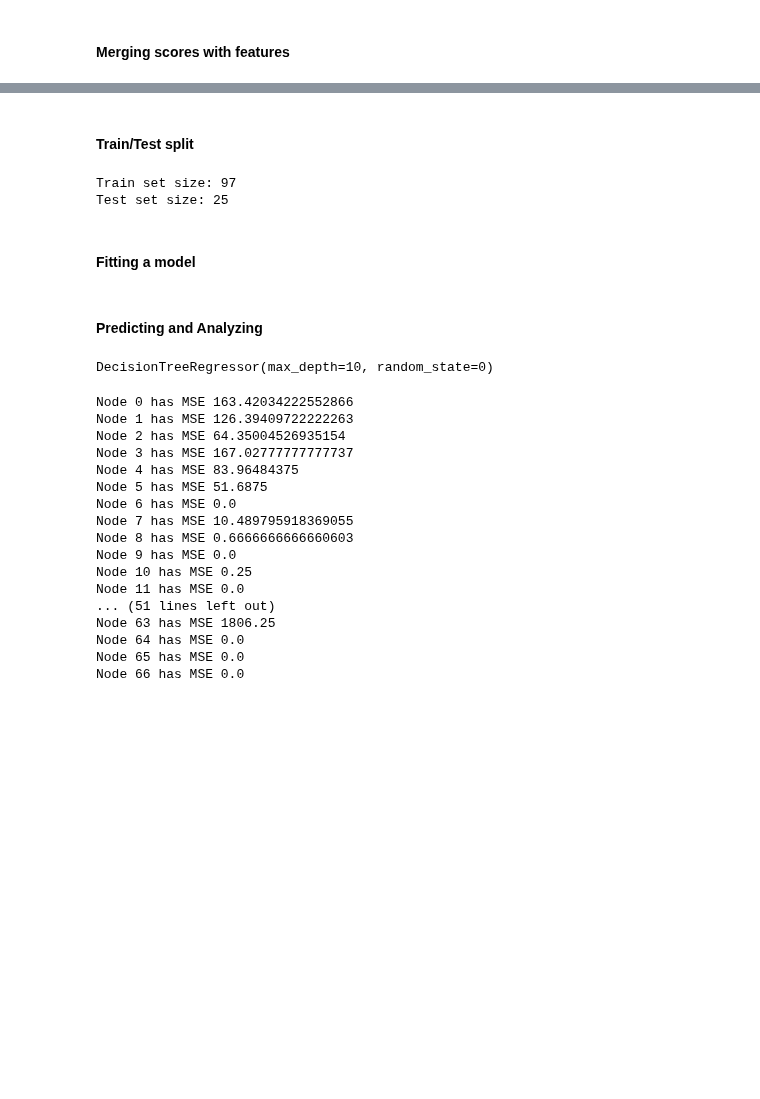
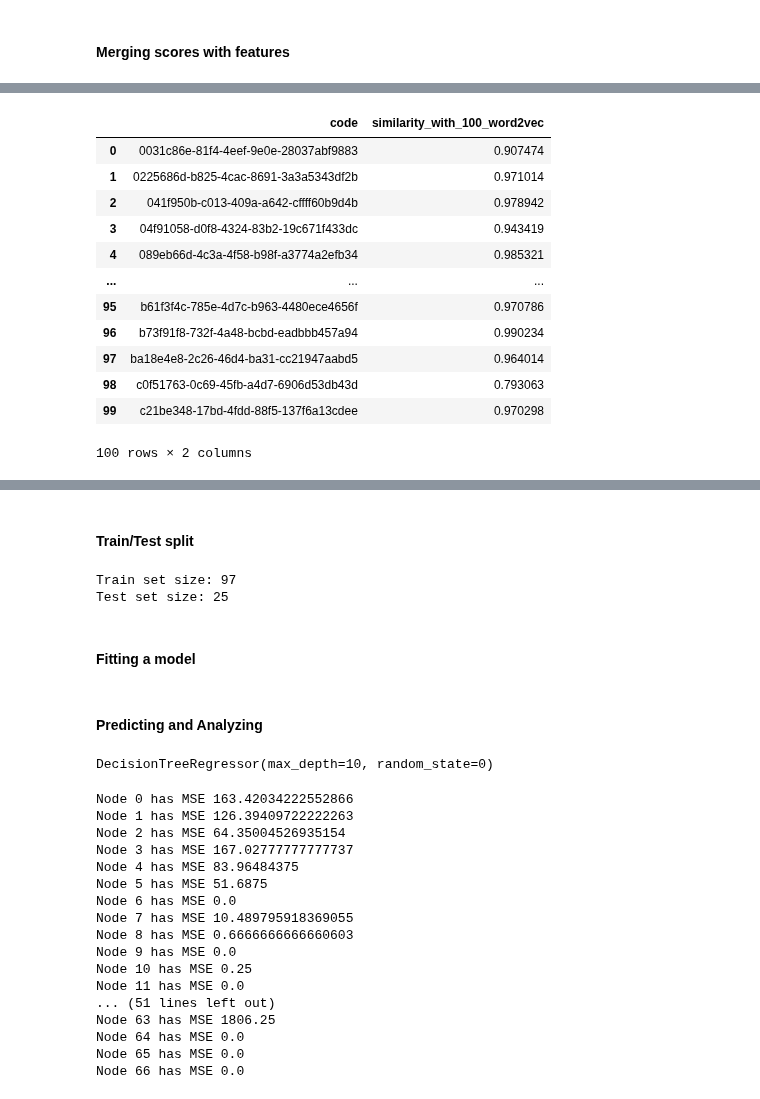
Before and after one commit to cerenarkac21/PROJE_CS412, a Jupyter notebook: code_base.ipynb, the cells around one changed output, grey strips where cells are left out. Drawn from its saved outputs; the diff is of its cells as text; code cells hidden in the pictures; blank space fills up the shorter version.

Commit message:
similarity with100 added to tmp_df

```diff
--- a/code_base.ipynb
+++ b/code_base.ipynb
@@ -407,9 +407,6 @@ question_statements = [q.lower() for q in question_statements]
 understand_statements = [u.lower() for u in understand_statements]
 
 for code, convs in code2convos.items():
-    if len(convs) == 0:
-        print(code)
-        continue
     for c in convs:
         text = c["text"].lower()
         if c["role"] == "user":
@@ -505,0 +591,76 @@ temp_df.head()
+# %%
+from gensim.models import Word2Vec
+from sklearn.metrics.pairwise import cosine_similarity
+from collections import defaultdict
+import numpy as np
+import pandas as pd
+import re
+
+# Step 1: Prepare the data for Word2Vec
+# Tokenize the conversations
+tokenized_conversations = []
+for convos in code2convos.values():
+    for c in convos:
+        #if c['role'] == 'user' or c['role'] == 'assistant':  # Assuming you want to include only user's text
+            # Tokenize the text and add to the list
+        tokenized_conversations.append(c['text'].lower().split())
+
+# Step 2: Train a Word2Vec model
+# Here we are training a model on the tokenized conversations
+word2vec_model = Word2Vec(sentences=tokenized_conversations, vector_size=100, window=5, min_count=1, workers=4)
+
+# Step 3: Calculate the mean vector for conversations of students who scored 100
+# First, get the conversations for codes where the grade is 100
+codes_with_grade_100 = temp_df[temp_df['grade'] == 100]['code']
+conversations_100 = []
+
+for code in codes_with_grade_100:
+    convos = code2convos[code]
+    for c in convos:
+        if c['role'] == 'user':
+            conversations_100.extend(c['text'].lower().split())
+
+# Tokenize the conversations and filter out words not in the model's vocabulary
+conversations_100 = [word for word in conversations_100 if word in word2vec_model.wv]
+
+# Calculate the mean vector for these words
+mean_vector_100 = np.mean([word2vec_model.wv[word] for word in conversations_100], axis=0)
+
+# Step 4: Compare each student's conversation with the mean vector
+code2similarity = defaultdict(float)
+
+for code, convos in code2convos.items():
+    all_words = []
+    for c in convos:
+        if c['role'] == 'user':
+            all_words.extend(c['text'].lower().split())
+
+    valid_words = [word for word in all_words if word in word2vec_model.wv]
+
+    if not valid_words:  # Skip if there are no valid words
+        continue
+
+    student_convo_vector = np.mean([word2vec_model.wv[word] for word in valid_words], axis=0)
+
+    similarity_score = cosine_similarity([student_convo_vector], [mean_vector_100])[0][0]
+
+    code2similarity[code] = similarity_score
+
+# Step 5: Convert the similarity scores to a DataFrame
+similarity_df_v2v = pd.DataFrame(list(code2similarity.items()), columns=['code', 'similarity_with_100_word2vec'])
+
+similarity_df_v2v.head(100)
+# %% [output]
+|  | code | similarity_with_100_word2vec |
+| 0 | 0031c86e-81f4-4eef-9e0e-28037abf9883 | 0.907474 |
+| 1 | 0225686d-b825-4cac-8691-3a3a5343df2b | 0.971014 |
+| 2 | 041f950b-c013-409a-a642-cffff60b9d4b | 0.978942 |
+| 3 | 04f91058-d0f8-4324-83b2-19c671f433dc | 0.943419 |
+| 4 | 089eb66d-4c3a-4f58-b98f-a3774a2efb34 | 0.985321 |
+| ... | ... | ... |
+| 95 | b61f3f4c-785e-4d7c-b963-4480ece4656f | 0.970786 |
+| 96 | b73f91f8-732f-4a48-bcbd-eadbbb457a94 | 0.990234 |
+| 97 | ba18e4e8-2c26-46d4-ba31-cc21947aabd5 | 0.964014 |
+| 98 | c0f51763-0c69-45fb-a4d7-6906d53db43d | 0.793063 |
+| 99 | c21be348-17bd-4fdd-88f5-137f6a13cdee | 0.970298 |
+100 rows × 2 columns
```
Also changed, not shown: parts of 9 cells of this notebook.
